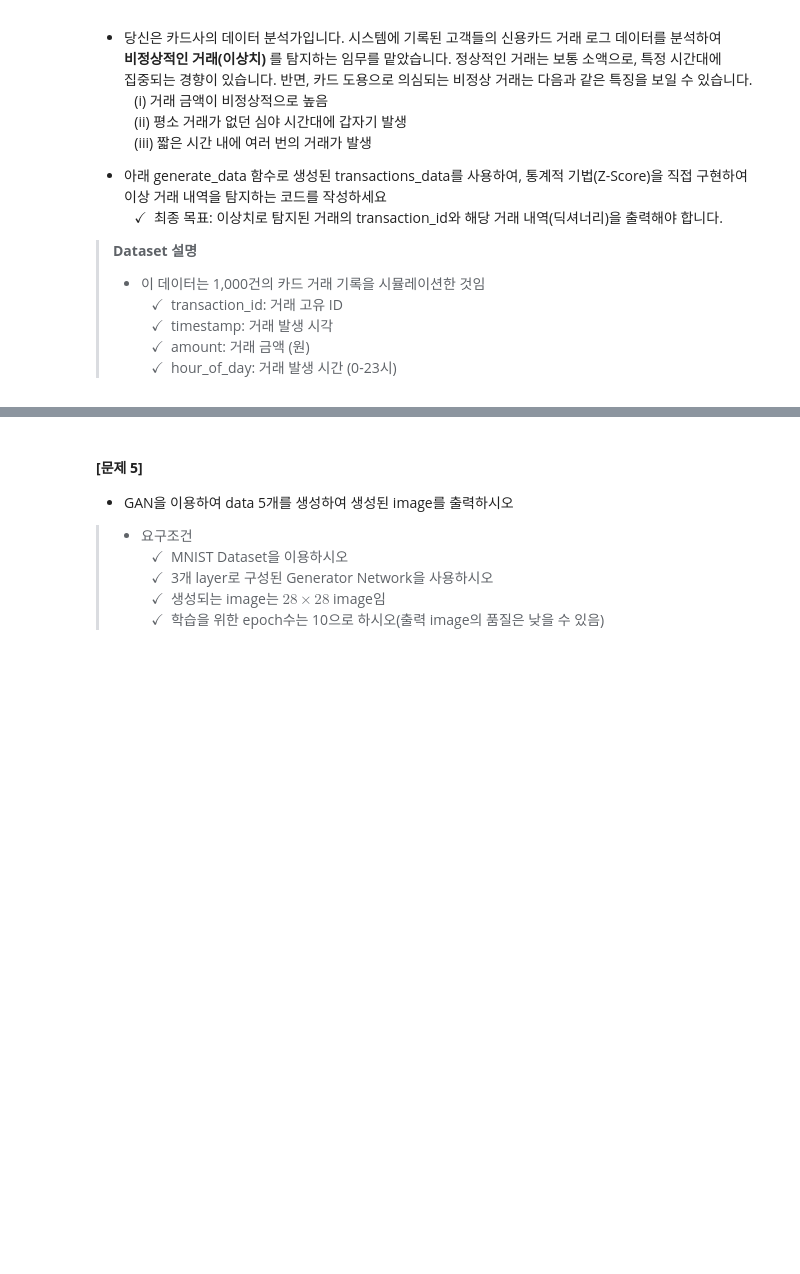
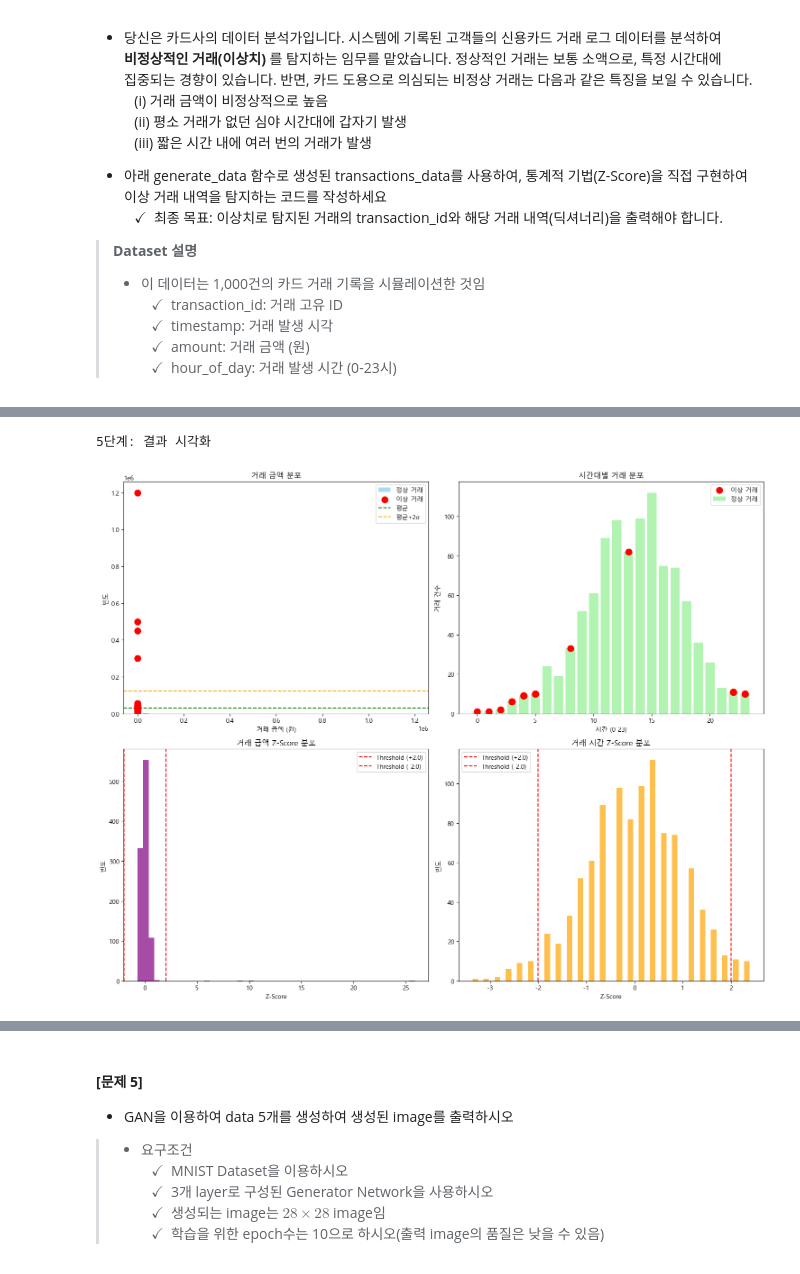
Before and after one commit to brighteen/Deep-Learning, a Jupyter notebook: Unsupervised Learning/기말고사_비지도학습_문제지(20250617).ipynb, the cells around one changed output, grey strips where cells are left out. Cells and saved outputs as stored; diff of their text form; code cells hidden in the pictures; blank space fills up the shorter version.

```diff
--- a/Unsupervised Learning/기말고사_비지도학습_문제지(20250617).ipynb
+++ b/Unsupervised Learning/기말고사_비지도학습_문제지(20250617).ipynb
@@ -867,3 +867,14 @@ def generate_data(n_samples=1000):
 
 # 1. 데이터 생성
 transactions_data = generate_data()
+# %%
+# 1단계: 데이터 생성 및 탐색
+print("=== 문제 4: 카드 이상거래 탐지 시스템 ===")
+print("\n1단계: 데이터 생성 및 기본 탐색")
+
+print(f"총 거래 건수: {len(transactions_data)}")
+
+# 데이터 구조 확인
+print(f"데이터 샘플 (첫 5건):")
+for i in range(5):
+    print(f"  {transactions_data[i]}")
@@ -869,0 +1063,60 @@ transactions_data = generate_data()
+# %%
+from collections import Counter
+
+# 5단계: 결과 시각화
+print("\n5단계: 결과 시각화")
+
+fig, axes = plt.subplots(2, 2, figsize=(15, 12))
+
+# 거래 금액 분포와 이상치
+amounts = [tx['amount'] for tx in transactions_data]
+anomaly_amounts = [anomaly['transaction_data']['amount'] for anomaly in anomalies]
+
+axes[0, 0].hist(amounts, bins=50, alpha=0.7, color='skyblue', label='정상 거래')
+axes[0, 0].scatter(range(len(anomaly_amounts)), anomaly_amounts,
+                   color='red', s=100, label='이상 거래', zorder=5)
+axes[0, 0].axhline(y=np.mean(amounts), color='green', linestyle='--', label='평균')
+axes[0, 0].axhline(y=np.mean(amounts) + 2*np.std(amounts), color='orange',
+                   linestyle='--', label='평균+2σ')
+axes[0, 0].set_title('거래 금액 분포')
+axes[0, 0].set_xlabel('거래 금액 (원)')
+axes[0, 0].set_ylabel('빈도')
+axes[0, 0].legend()
+
+# 거래 시간 분포와 이상치
+hours = [tx['hour_of_day'] for tx in transactions_data]
+anomaly_hours = [anomaly['transaction_data']['hour_of_day'] for anomaly in anomalies]
+
+hour_counts = Counter(hours)
+axes[0, 1].bar(range(24), [hour_counts[h] for h in range(24)],
+               alpha=0.7, color='lightgreen', label='정상 거래')
+axes[0, 1].scatter(anomaly_hours, [hour_counts[h] for h in anomaly_hours],
+                   color='red', s=100, label='이상 거래', zorder=5)
+axes[0, 1].set_title('시간대별 거래 분포')
+axes[0, 1].set_xlabel('시간 (0-23)')
+axes[0, 1].set_ylabel('거래 건수')
+axes[0, 1].legend()
+
+# Z-Score 분포 (금액)
+axes[1, 0].hist(amount_z_scores, bins=50, alpha=0.7, color='purple')
+axes[1, 0].axvline(x=2.0, color='red', linestyle='--', label='Threshold (+2.0)')
+axes[1, 0].axvline(x=-2.0, color='red', linestyle='--', label='Threshold (-2.0)')
+axes[1, 0].set_title('거래 금액 Z-Score 분포')
+axes[1, 0].set_xlabel('Z-Score')
+axes[1, 0].set_ylabel('빈도')
+axes[1, 0].legend()
+
+# Z-Score 분포 (시간)
+axes[1, 1].hist(hour_z_scores, bins=50, alpha=0.7, color='orange')
+axes[1, 1].axvline(x=2.0, color='red', linestyle='--', label='Threshold (+2.0)')
+axes[1, 1].axvline(x=-2.0, color='red', linestyle='--', label='Threshold (-2.0)')
+axes[1, 1].set_title('거래 시간 Z-Score 분포')
+axes[1, 1].set_xlabel('Z-Score')
+axes[1, 1].set_ylabel('빈도')
+axes[1, 1].legend()
+
+plt.tight_layout()
+plt.show()
+# %% [output]
+5단계: 결과 시각화
+[figure, added]
```
Also changed, not shown: parts of 17 cells of this notebook.
